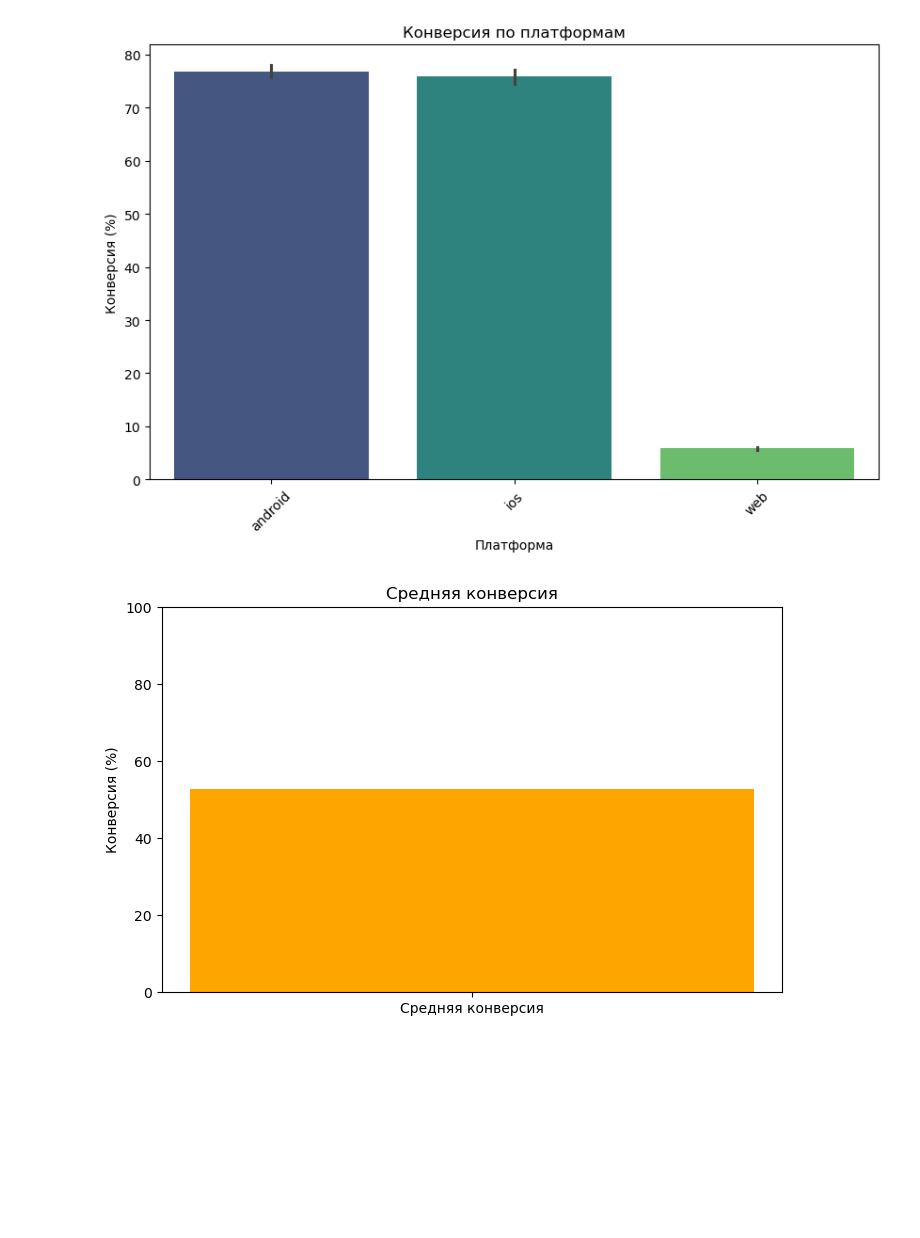
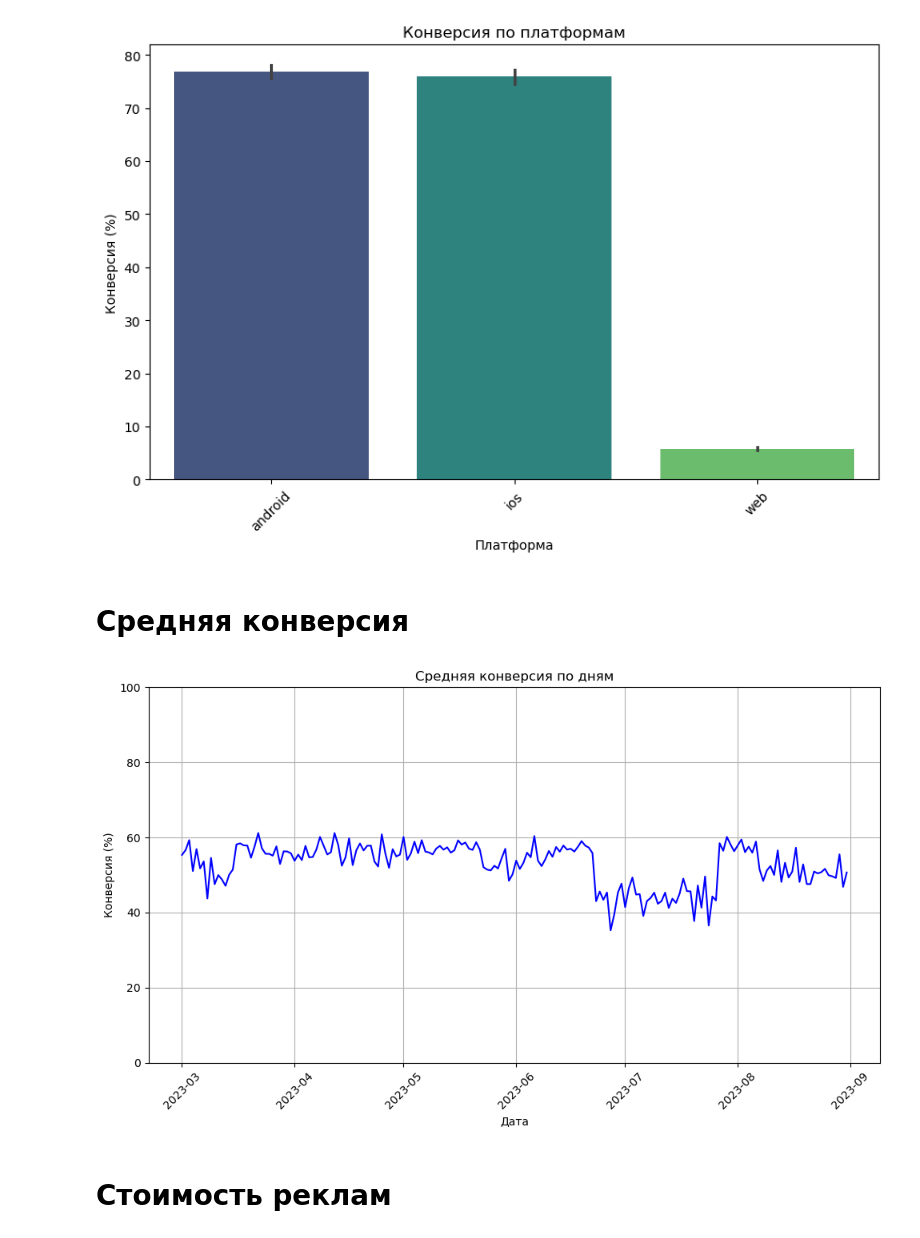
Before and after one commit to Vazlevski/data-analytics-project-100, a Jupyter notebook: charts_project.ipynb, the cells around one changed output. Saved outputs shown, nothing was run; the diff lists cells and outputs as text; code cells hidden in the pictures; blank space fills up the shorter version.

```diff
--- a/charts_project.ipynb
+++ b/charts_project.ipynb
@@ -294,16 +420,22 @@ plt.savefig('./charts/conversion_by_platform.png')
 plt.show()
 # %% [output]
 [figure]
+# %% [markdown]
+# Средняя конверсия
 # %%
-# Средняя конверсия
-
-average_conversion = merged_df['conversion'].mean()
-plt.figure(figsize=(8, 5))
-plt.bar('Средняя конверсия', average_conversion, color='orange')
-plt.title('Средняя конверсия')
+average_conversion_by_day = merged_df.groupby('date_group')['conversion'].mean()
+plt.figure(figsize=(10, 6))
+plt.plot(average_conversion_by_day.index, average_conversion_by_day.values, color='blue')
+plt.title('Средняя конверсия по дням')
+plt.xlabel('Дата')
 plt.ylabel('Конверсия (%)')
-plt.ylim(0, 100)  # Установка лимитов оси Y
+plt.grid(axis='both')
+plt.ylim(0, 100)
+plt.xticks(rotation=45)
+plt.tight_layout()
 plt.savefig('./charts/average_conversion.png')
 plt.show()
 # %% [output]
-[figure, old version]
+[figure, new version]
+# %% [markdown]
+# Стоимость реклам
```
Also changed, not shown: parts of 26 cells of this notebook, 13 other files.
